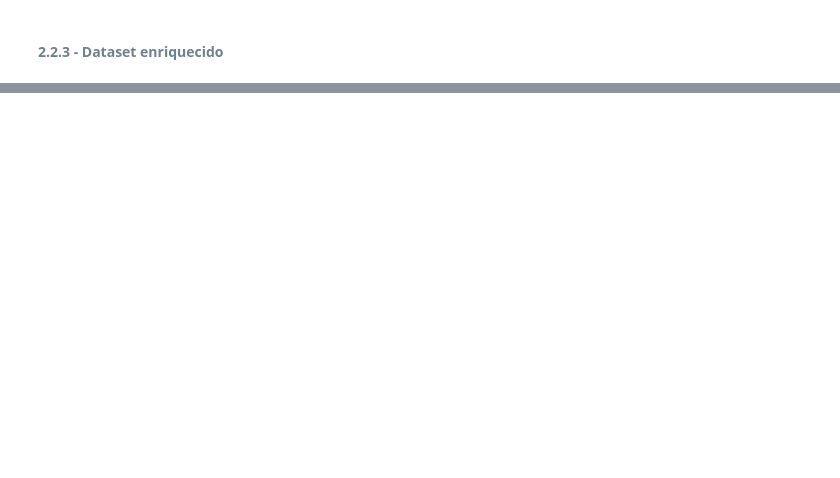
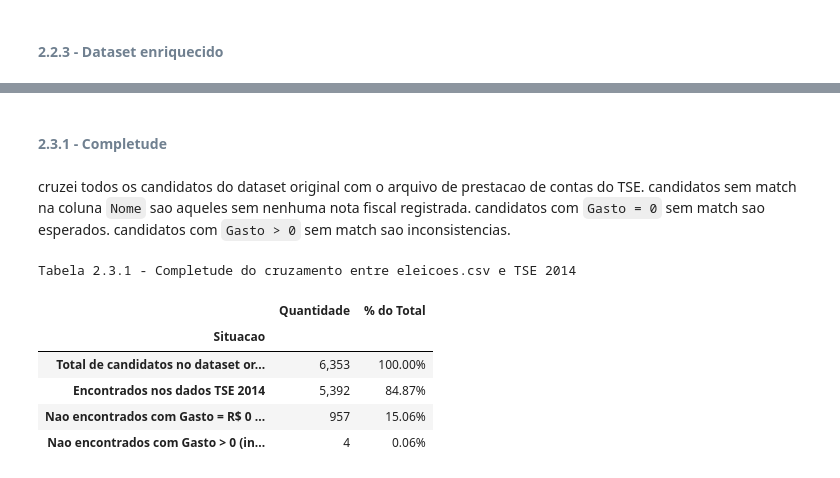
Before and after one commit to heitorctmba/MBA-04-estatistica-projeto_final, a Jupyter notebook: elections.ipynb, the cells around one changed output, grey strips where cells are left out. Saved outputs shown, nothing was run; the diff lists cells and outputs as text; code cells hidden in the pictures; blank space fills up the shorter version.

```diff
--- a/elections.ipynb
+++ b/elections.ipynb
@@ -226,0 +237,41 @@ Tabela 2.2 - Dataset enriquecido (6353 candidatos)
+# %% [markdown]
+#### <font color=slategray> 2.3.1 - Completude
+# %% [markdown]
+cruzei todos os candidatos do dataset original com o arquivo de prestacao de contas do TSE. candidatos sem match na coluna `Nome` sao aqueles sem nenhuma nota fiscal registrada. candidatos com `Gasto = 0` sem match sao esperados. candidatos com `Gasto > 0` sem match sao inconsistencias.
+# %%
+sem_match = eleicoes_enriquecido["Nome"].isna()
+sem_match_zero = sem_match & (eleicoes_enriquecido["Gasto"] == 0)
+sem_match_valor = sem_match & (eleicoes_enriquecido["Gasto"] > 0)
+encontrados = ~sem_match
+
+resumo_completude = pd.DataFrame(
+    {
+        "Situacao": [
+            "Total de candidatos no dataset original",
+            "Encontrados nos dados TSE 2014",
+            "Nao encontrados com Gasto = R$ 0 (sem despesas declaradas)",
+            "Nao encontrados com Gasto > 0 (inconsistencias)",
+        ],
+        "Quantidade": [
+            len(eleicoes_enriquecido),
+            encontrados.sum(),
+            sem_match_zero.sum(),
+            sem_match_valor.sum(),
+        ],
+    }
+)
+resumo_completude["% do Total"] = (
+    resumo_completude["Quantidade"] / len(eleicoes_enriquecido) * 100
+).map("{:.2f}%".format)
+resumo_completude["Quantidade"] = resumo_completude["Quantidade"].map("{:,}".format)
+
+print("Tabela 2.3.1 - Completude do cruzamento entre eleicoes.csv e TSE 2014")
+display(resumo_completude.set_index("Situacao"))
+# %% [output]
+Tabela 2.3.1 - Completude do cruzamento entre eleicoes.csv e TSE 2014
+|  | Quantidade | % do Total |
+| Situacao |  |  |
+| Total de candidatos no dataset or... | 6,353 | 100.00% |
+| Encontrados nos dados TSE 2014 | 5,392 | 84.87% |
+| Nao encontrados com Gasto = R$ 0 ... | 957 | 15.06% |
+| Nao encontrados com Gasto > 0 (in... | 4 | 0.06% |
```
Also changed, not shown: parts of 15 cells of this notebook, 1 other file.
